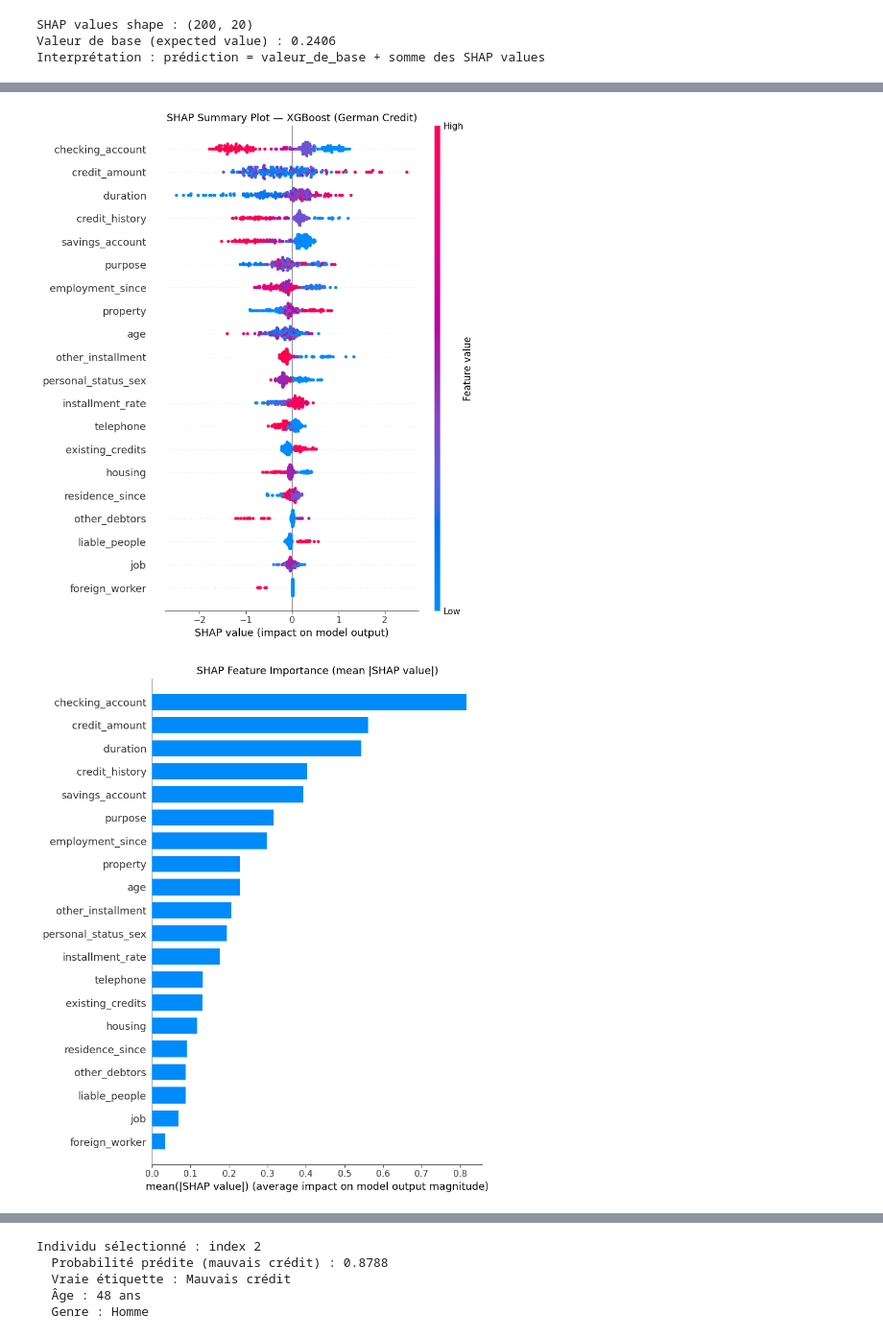
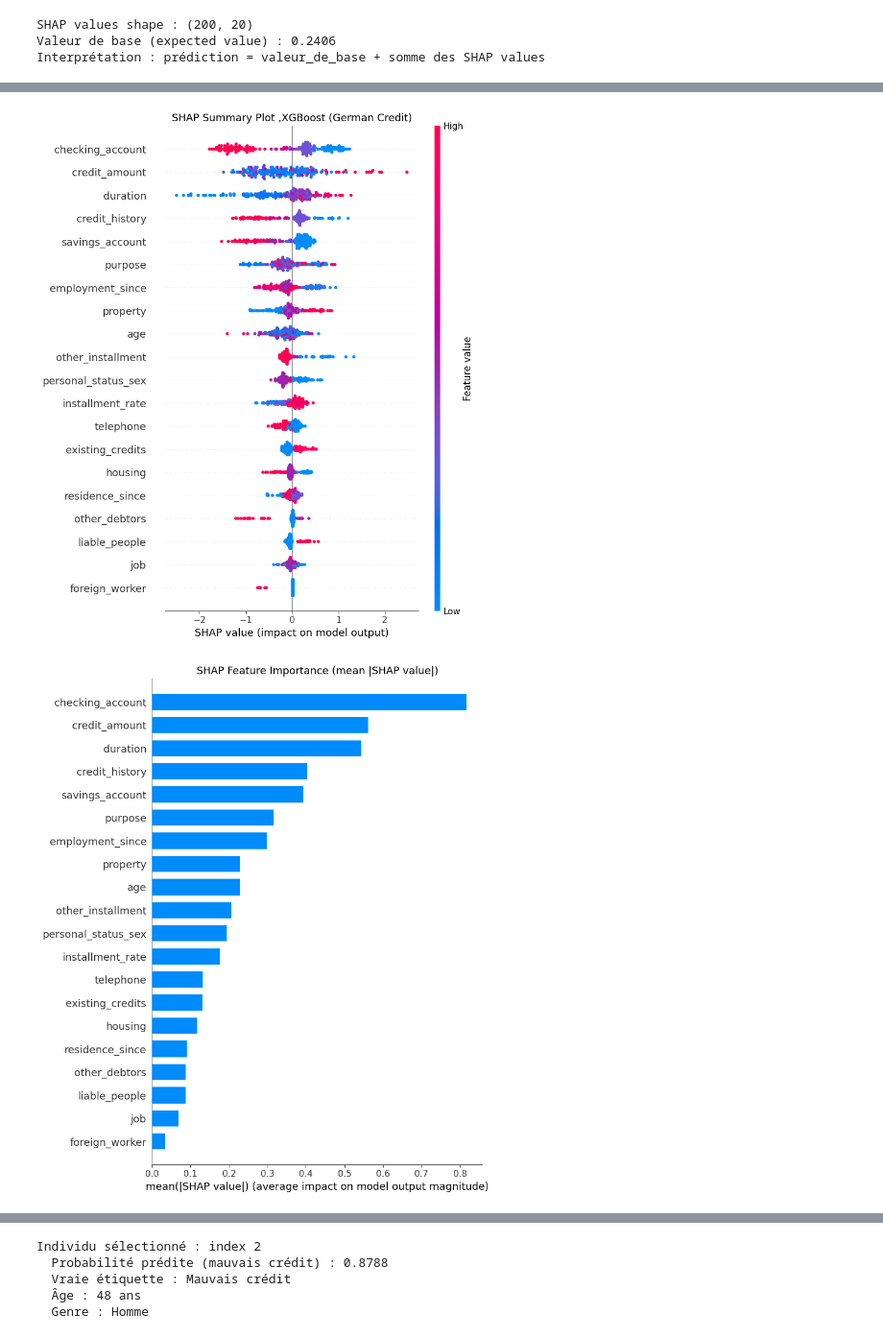
Before and after one commit to Kamal-dot-code/German-credit-fairness, a Jupyter notebook: task3_shap.ipynb, the cells around one changed output, grey strips where cells are left out. Shown at 96% size. Saved outputs shown, nothing was run; the diff lists cells and outputs as text; code cells hidden in the pictures.

```diff
--- a/task3_shap.ipynb
+++ b/task3_shap.ipynb
@@ -134,25 +134,25 @@ Chaque point représente un individu du test set.
 # %%
 plt.figure(figsize=(10, 7))
 shap.summary_plot(shap_values, X_test, feature_names=feature_cols, show=False)
-plt.title("SHAP Summary Plot — XGBoost (German Credit)", fontsize=13)
+plt.title("SHAP Summary Plot, XGBoost (German Credit)", fontsize=13)
 plt.tight_layout()
 plt.show()
 
 # Bar plot : importance moyenne |SHAP|
 plt.figure(figsize=(10, 6))
 shap.summary_plot(shap_values, X_test, feature_names=feature_cols,
                   plot_type="bar", show=False)
 plt.title("SHAP Feature Importance (mean |SHAP value|)", fontsize=13)
 plt.tight_layout()
 plt.show()
 
 # Tableau numérique de l'importance SHAP
 mean_shap = pd.Series(np.abs(shap_values).mean(axis=0), index=feature_cols)
 mean_shap = mean_shap.sort_values(ascending=False)
 print("=== Importance SHAP moyenne (|valeur SHAP|) ===")
 print(mean_shap.round(4).to_string())
 # %% [output]
-[figure, old version]
+[figure, new version]
 [figure]
 === Importance SHAP moyenne (|valeur SHAP|) ===
 checking_account       0.8176
```
Also changed, not shown: parts of 9 cells of this notebook.
